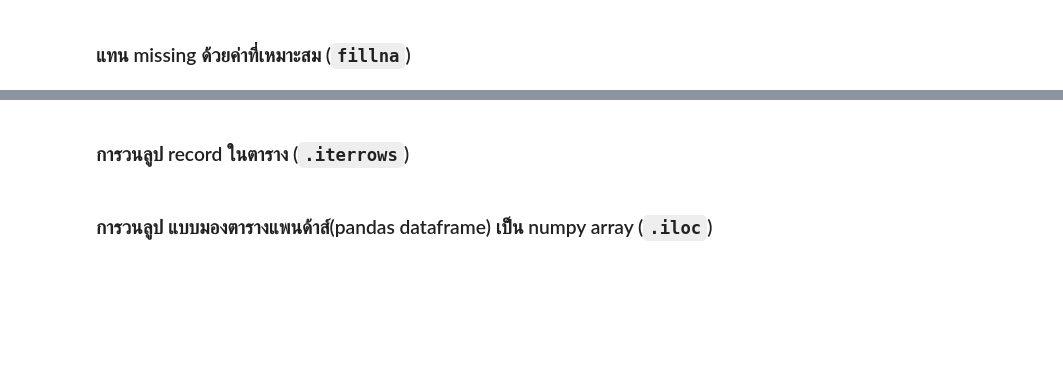
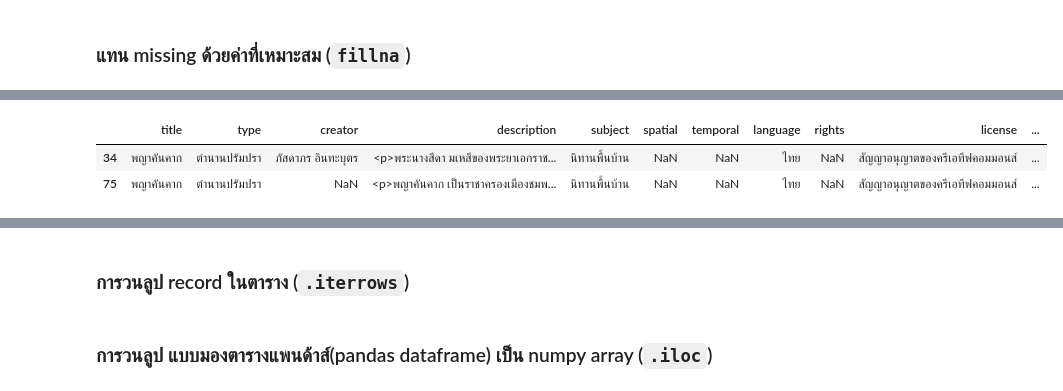
Before and after one commit to Meaiie/python_dataviz2024, a Jupyter notebook: Pandas_101.ipynb, the cells around one changed output, grey strips where cells are left out. Cells and saved outputs as stored; diff of their text form; code cells hidden in the pictures; blank space fills up the shorter version.

```diff
--- a/Pandas_101.ipynb
+++ b/Pandas_101.ipynb
@@ -416,0 +527,3 @@ print(f'อายุเฉลี่ย ของ ผู้ป่วยหญิ
+# %%
+folk_df = folk_df.dropna(subset=['spatial'])
+folk_df['spatial'].unique()
@@ -452,0 +692,6 @@ this_data.dropna(subset=['age']).shape
+# %%
+folk_df[folk_df['title'] == 'พญาคันคาก']
+# %% [output]
+|  | title | type | creator | description | subject | spatial | temporal | language | rights | license | ... |
+| 34 | พญาคันคาก | ตำนานปรัมปรา | ภัสดาภร อินทะบุตร | <p>พระนางสีดา มเหสีของพระยาเอกราช... | นิทานพื้นบ้าน | NaN | NaN | ไทย | NaN | สัญญาอนุญาตของครีเอทีฟคอมมอนส์ | ... |
+| 75 | พญาคันคาก | ตำนานปรัมปรา | NaN | <p>พญาคันคาก เป็นราชาครองเมืองชมพ... | นิทานพื้นบ้าน | NaN | NaN | ไทย | NaN | สัญญาอนุญาตของครีเอทีฟคอมมอนส์ | ... |
```
Also changed, not shown: parts of 59 cells of this notebook.
